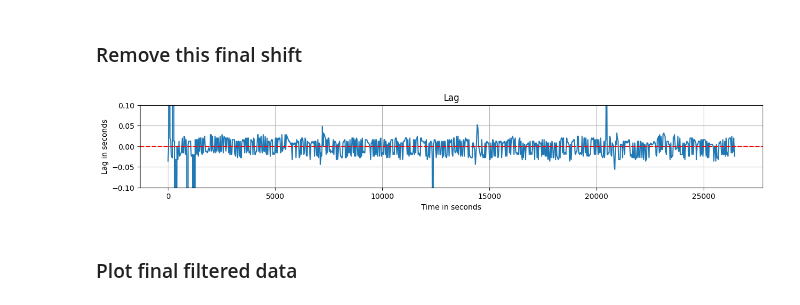
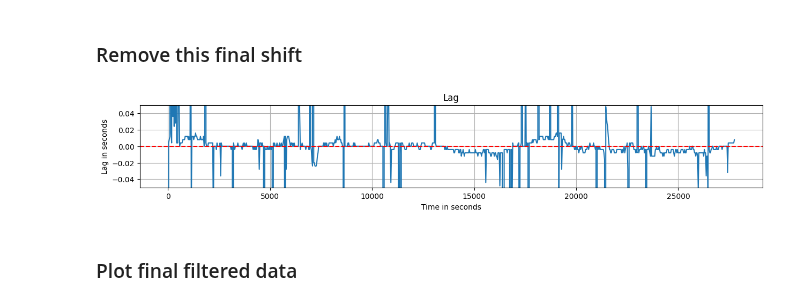
Before and after one commit to iduntech/idn-sync-data, a Jupyter notebook: sync_main.ipynb, the cells around one changed output. Saved outputs shown, nothing was run; the diff lists cells and outputs as text; code cells hidden in the pictures.

```diff
--- a/sync_main.ipynb
+++ b/sync_main.ipynb
@@ -32,10 +32,11 @@ import config
 # %%
 # folder = "Fullscalp"
 # subject = "SB"
-folder = "full_scalp_data"
-subject = "SB"
-idun_file_ending = "3"
-night = ""
+folder = "01_Pre_study"
+subject = "S005"
+night = "night3"
+idun_file_ending = "eeg"
+
 
 if len(glob.glob(os.path.join(folder, subject, night, "*.edf"))) != 0:
     edf_file_path = glob.glob(os.path.join(folder, subject, night, "*.edf"))[0]
@@ -492,22 +502,22 @@ shifted_final_idun_epochs = epoch_data(
 # %%
 plt.figure(figsize=(15, 2))
 # create time array kby muliplying the length of the array by the epoch size
 time_seconds = (
     np.arange(len(shifted_final_lag_arr))
     * config.SECOND_LAG_EPOCH_SIZE
     / config.BASE_SAMPLE_RATE
 )
 plt.plot(time_seconds, np.array(shifted_final_lag_arr) / config.BASE_SAMPLE_RATE)
 plt.axhline(y=0, color="r", linestyle="--")
 plt.title("Lag")
 plt.xlabel("Time in seconds")
 plt.ylabel("Lag in seconds")
-plt.ylim(-0.1, 0.1)
+plt.ylim(-0.05, 0.05)
 plt.grid()
 # save image of lag
 plt.savefig(os.path.join(folder, subject, night, f"{subject}_{night}_lag.png"))
 # %% [output]
-[figure, old version]
+[figure, new version]
 # %% [markdown]
 ### Plot final filtered data
 # %%
```
Also changed, not shown: parts of 25 cells of this notebook, 2 other files.
